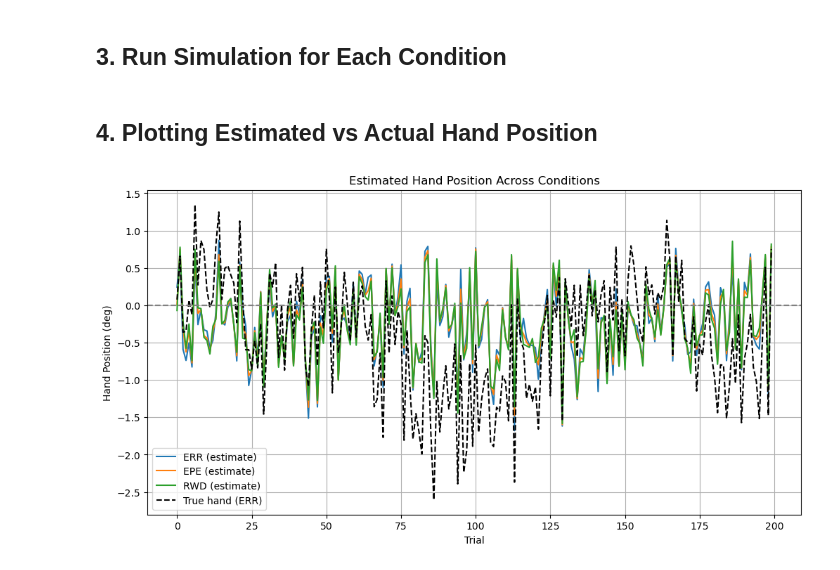
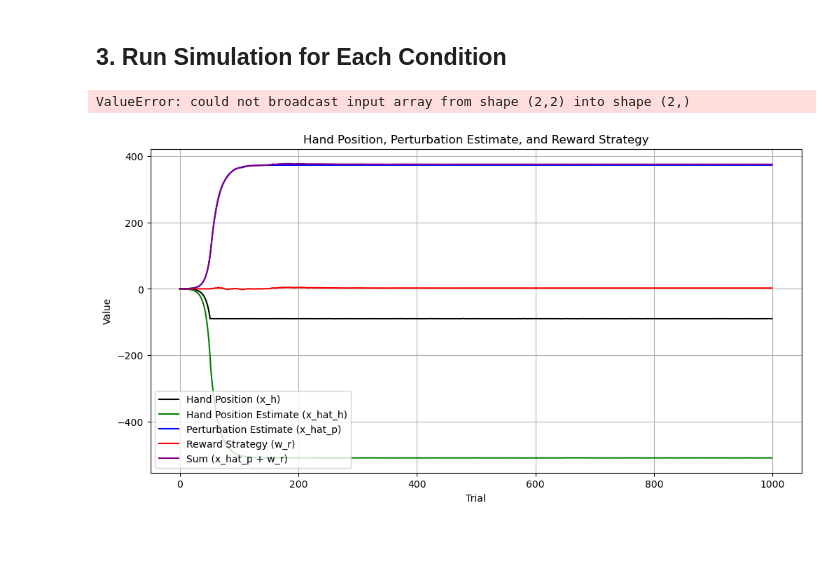
Before and after one commit to opherdonchin/ModelsOfTheMotorSystems, a Jupyter notebook: In class exercises/Ex8_Reinforcement_And_Error.ipynb, the cells around one changed output. Drawn from its saved outputs; the diff is of its cells as text; code cells hidden in the pictures; blank space fills up the shorter version.

```diff
--- a/In class exercises/Ex8_Reinforcement_And_Error.ipynb
+++ b/In class exercises/Ex8_Reinforcement_And_Error.ipynb
@@ -163,16 +200,25 @@ for cond in conditions:
-# %% [markdown]
-## 4. Plotting Estimated vs Actual Hand Position
-# %%
-plt.figure(figsize=(12, 6))
-for cond, (h, h_hat) in results.items():
-    plt.plot(h_hat, label=f"{cond} (estimate)")
-plt.plot(results["ERR"][0], '--', color='k', label="True hand (ERR)")
-plt.axhline(0, color='gray', linestyle='--')
-plt.title("Estimated Hand Position Across Conditions")
-plt.xlabel("Trial")
-plt.ylabel("Hand Position (deg)")
-plt.legend()
-plt.grid(True)
-plt.show()
-# %% [output]
-[figure, removed]
+# %%
+condition = 'ERR'
+s_y = s_y_by_condition[condition]
+err_df = simulate(s_y, p)
+# %% [output]
+ValueError: could not broadcast input array from shape (2,2) into shape (2,)
+# %%
+plt.figure(figsize=(12, 6))
+
+# Plot components with specified colors
+plt.plot(err_df['trial'], err_df['x_h'], 'k-', label='Hand Position (x_h)')
+plt.plot(err_df['trial'], err_df['x_hat_h'], 'g', label='Hand Position Estimate (x_hat_h)')
+plt.plot(err_df['trial'], err_df['x_hat_p'], 'b-', label='Perturbation Estimate (x_hat_p)')
+plt.plot(err_df['trial'], err_df['w_r'], 'r-', label='Reward Strategy (w_r)')
+plt.plot(err_df['trial'], err_df['x_hat_p'] + err_df['w_r'], 'purple', label='Sum (x_hat_p + w_r)')
+
+# Add labels and legend
+plt.xlabel('Trial')
+plt.ylabel('Value')
+plt.title('Hand Position, Perturbation Estimate, and Reward Strategy')
+plt.legend()
+plt.grid(True)
+plt.show()
+# %% [output]
+[figure, added]
```
Also changed, not shown: parts of 6 cells of this notebook.
